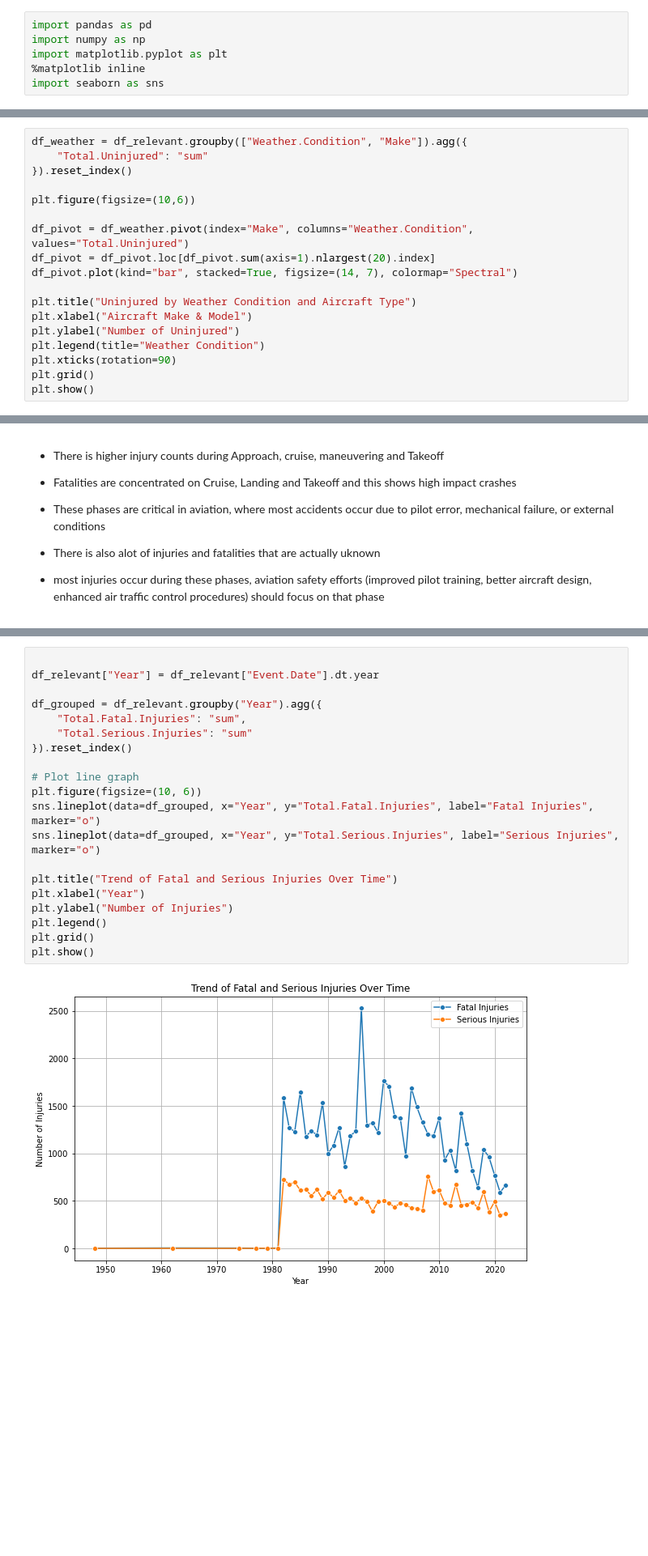
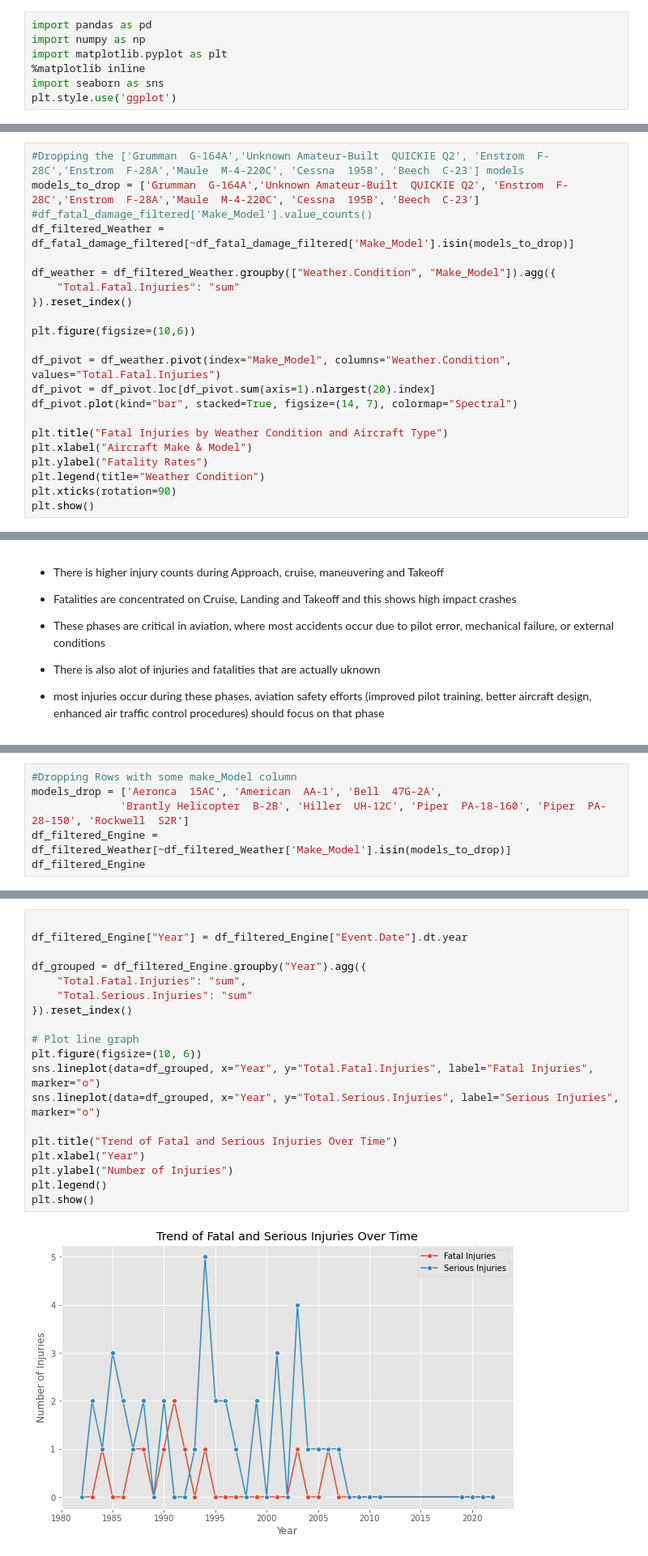
Before and after one commit to Lily-kwamboka/Aviation-Dataset-Analysis, a Jupyter notebook: Aviation.ipynb, the cells around one changed output, grey strips where cells are left out. Shown at 81% size. Cells and saved outputs as stored; diff of their text form; blank space fills up the shorter version.

```diff
--- a/Aviation.ipynb
+++ b/Aviation.ipynb
@@ -48,6 +48,7 @@ import numpy as np
 import matplotlib.pyplot as plt
 %matplotlib inline
 import seaborn as sns
+plt.style.use('ggplot')
 # %%
 df = pd.read_csv("AviationNewData.csv", encoding = "windows-1252", low_memory = False)
 # %% [markdown]
@@ -940,20 +919,24 @@ We can infer that
 # %%
-df_weather = df_relevant.groupby(["Weather.Condition", "Make"]).agg({
-    "Total.Uninjured": "sum"
+#Dropping the ['Grumman  G-164A','Unknown Amateur-Built  QUICKIE Q2', 'Enstrom  F-28C','Enstrom  F-28A','Maule  M-4-220C', 'Cessna  195B', 'Beech  C-23'] models
+models_to_drop = ['Grumman  G-164A','Unknown Amateur-Built  QUICKIE Q2', 'Enstrom  F-28C','Enstrom  F-28A','Maule  M-4-220C', 'Cessna  195B', 'Beech  C-23']
+#df_fatal_damage_filtered['Make_Model'].value_counts()
+df_filtered_Weather = df_fatal_damage_filtered[~df_fatal_damage_filtered['Make_Model'].isin(models_to_drop)]
+
+df_weather = df_filtered_Weather.groupby(["Weather.Condition", "Make_Model"]).agg({
+    "Total.Fatal.Injuries": "sum"
 }).reset_index()
 
 plt.figure(figsize=(10,6))
 
-df_pivot = df_weather.pivot(index="Make", columns="Weather.Condition", values="Total.Uninjured")
+df_pivot = df_weather.pivot(index="Make_Model", columns="Weather.Condition", values="Total.Fatal.Injuries")
 df_pivot = df_pivot.loc[df_pivot.sum(axis=1).nlargest(20).index]
 df_pivot.plot(kind="bar", stacked=True, figsize=(14, 7), colormap="Spectral")
 
-plt.title("Uninjured by Weather Condition and Aircraft Type")
+plt.title("Fatal Injuries by Weather Condition and Aircraft Type")
 plt.xlabel("Aircraft Make & Model")
-plt.ylabel("Number of Uninjured")
+plt.ylabel("Fatality Rates")
 plt.legend(title="Weather Condition")
 plt.xticks(rotation=90)
-plt.grid()
 plt.show()
 # %% [output]
 <Figure size 720x432 with 0 Axes>
@@ -1036,0 +1015,6 @@ memory usage: 18.1+ MB
+# %%
+#Dropping Rows with some make_Model column
+models_drop = ['Aeronca  15AC', 'American  AA-1', 'Bell  47G-2A',
+              'Brantly Helicopter  B-2B', 'Hiller  UH-12C', 'Piper  PA-18-160', 'Piper  PA-28-150', 'Rockwell  S2R']
+df_filtered_Engine = df_filtered_Weather[~df_filtered_Weather['Make_Model'].isin(models_to_drop)]
+df_filtered_Engine
@@ -1037,22 +1037,21 @@ memory usage: 18.1+ MB
 # %%
 
-df_relevant["Year"] = df_relevant["Event.Date"].dt.year
+df_filtered_Engine["Year"] = df_filtered_Engine["Event.Date"].dt.year
 
-df_grouped = df_relevant.groupby("Year").agg({
+df_grouped = df_filtered_Engine.groupby("Year").agg({
     "Total.Fatal.Injuries": "sum",
     "Total.Serious.Injuries": "sum"
 }).reset_index()
 
 # Plot line graph
 plt.figure(figsize=(10, 6))
 sns.lineplot(data=df_grouped, x="Year", y="Total.Fatal.Injuries", label="Fatal Injuries", marker="o")
 sns.lineplot(data=df_grouped, x="Year", y="Total.Serious.Injuries", label="Serious Injuries", marker="o")
 
 plt.title("Trend of Fatal and Serious Injuries Over Time")
 plt.xlabel("Year")
 plt.ylabel("Number of Injuries")
 plt.legend()
-plt.grid()
 plt.show()
 # %% [output]
-[figure, old version]
+[figure, new version]
```
Also changed, not shown: parts of 25 cells of this notebook, 2 other files.
